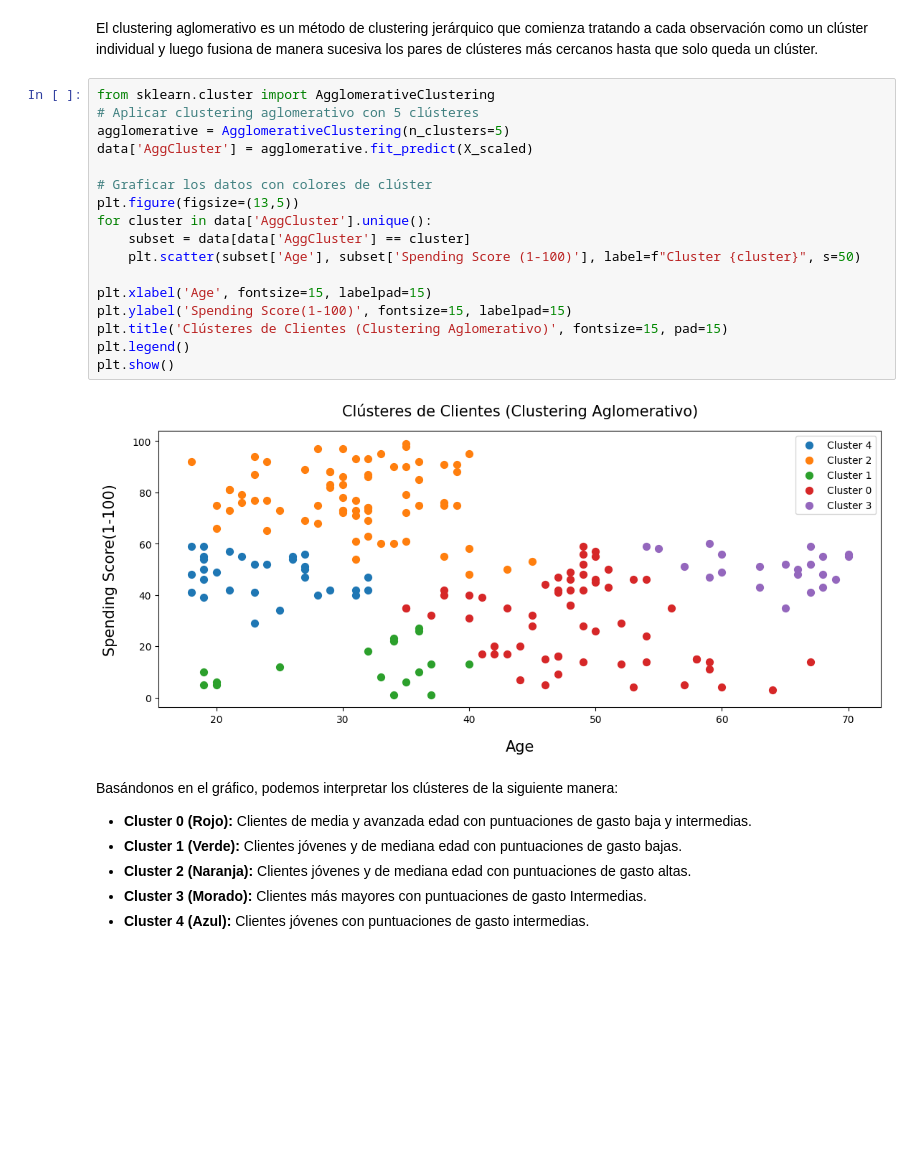
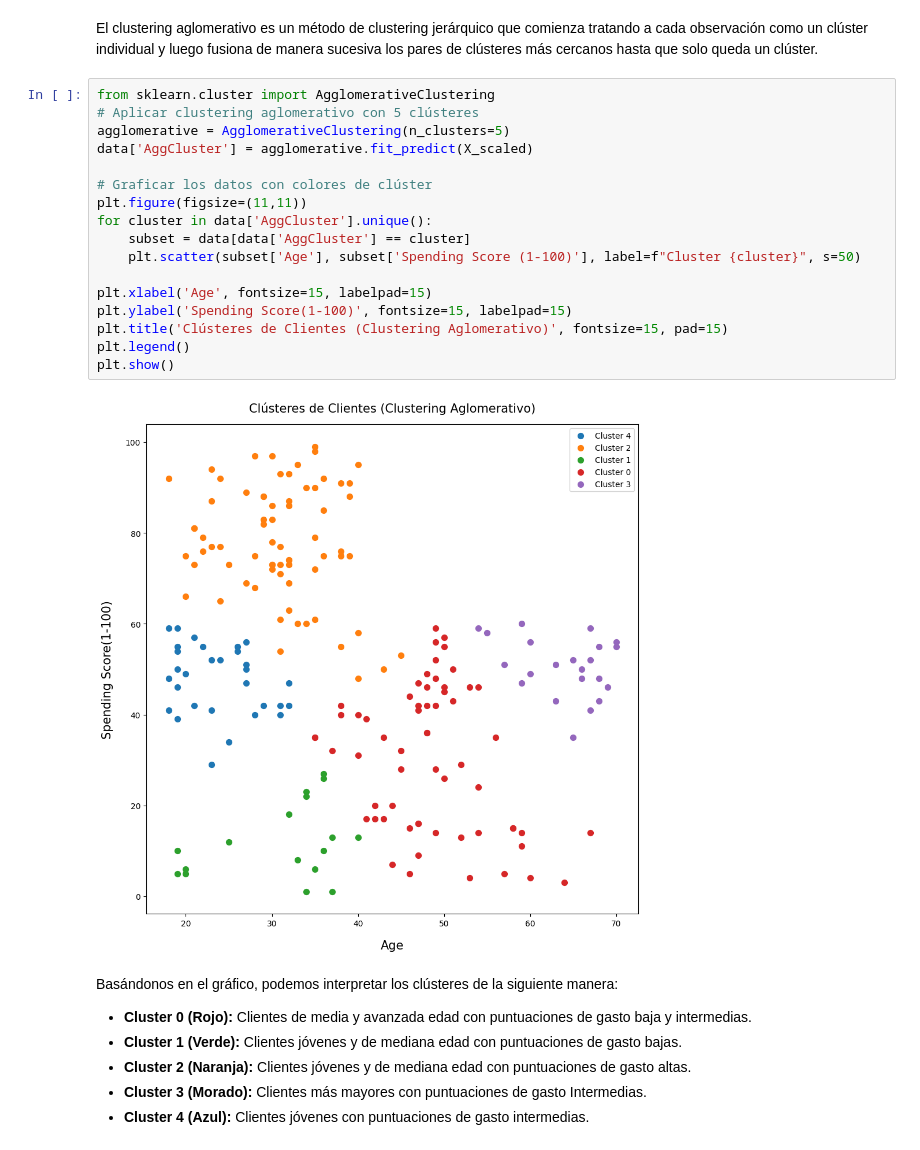
Before and after one commit to cderamond/MAI_ML202308, a Jupyter notebook: Tarea2_parte2_clustering_resuelto.ipynb, the cells around one changed output. Saved outputs shown, nothing was run; the diff lists cells and outputs as text; blank space fills up the shorter version.

```diff
--- a/Tarea2_parte2_clustering_resuelto.ipynb
+++ b/Tarea2_parte2_clustering_resuelto.ipynb
@@ -217,22 +217,22 @@ El clustering aglomerativo es un método de clustering jerárquico que comienza
 # %%
 from sklearn.cluster import AgglomerativeClustering
 # Aplicar clustering aglomerativo con 5 clústeres
 agglomerative = AgglomerativeClustering(n_clusters=5)
 data['AggCluster'] = agglomerative.fit_predict(X_scaled)
 
 # Graficar los datos con colores de clúster
-plt.figure(figsize=(13,5))
+plt.figure(figsize=(11,11))
 for cluster in data['AggCluster'].unique():
     subset = data[data['AggCluster'] == cluster]
     plt.scatter(subset['Age'], subset['Spending Score (1-100)'], label=f"Cluster {cluster}", s=50)
 
 plt.xlabel('Age', fontsize=15, labelpad=15)
 plt.ylabel('Spending Score(1-100)', fontsize=15, labelpad=15)
 plt.title('Clústeres de Clientes (Clustering Aglomerativo)', fontsize=15, pad=15)
 plt.legend()
 plt.show()
 # %% [output]
-[figure, old version]
+[figure, new version]
 # %% [markdown]
 Basándonos en el gráfico, podemos interpretar los clústeres de la siguiente manera:
 
```
Also changed, not shown: parts of 1 cell of this notebook.
